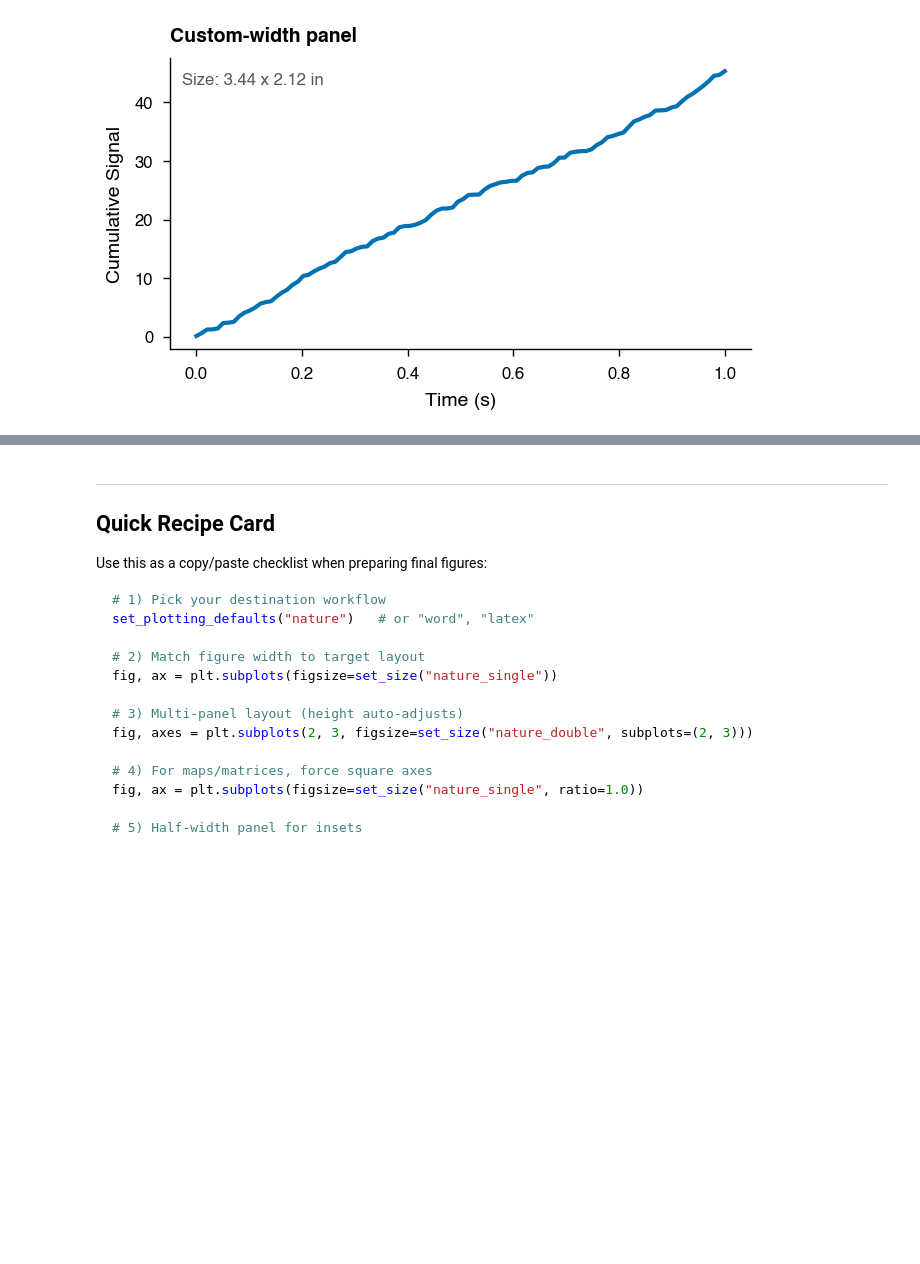
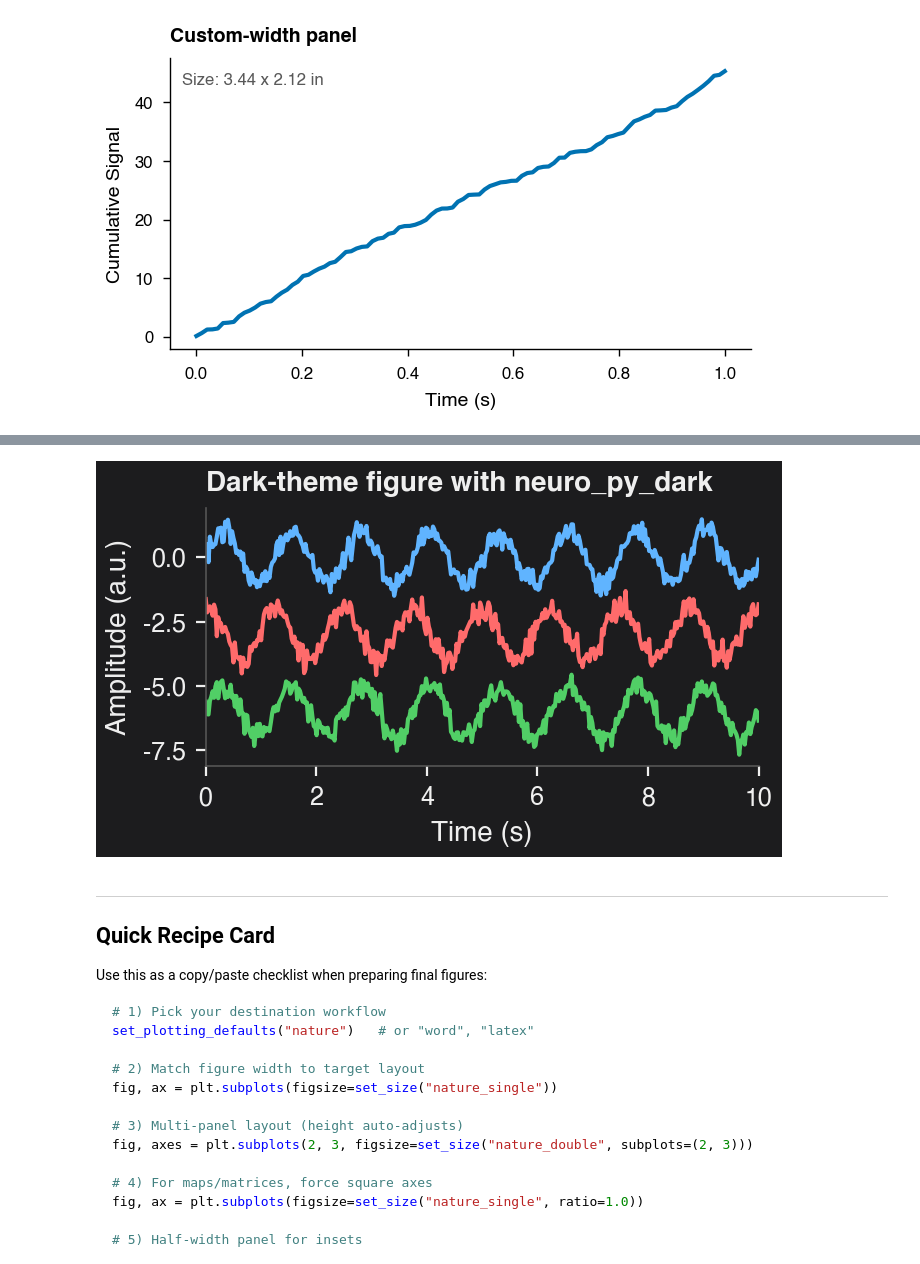
Before and after one commit to ryanharvey1/neuro_py, a Jupyter notebook: tutorials/plotting_tutorial.ipynb, the cells around one changed output, grey strips where cells are left out. Cells and saved outputs as stored; diff of their text form; code cells hidden in the pictures; blank space fills up the shorter version.

Commit message:
add dark mode

```diff
--- a/tutorials/plotting_tutorial.ipynb
+++ b/tutorials/plotting_tutorial.ipynb
@@ -354,3 +359,26 @@ plt.show()
+# %%
+set_plotting_defaults("dark")
+
+fig, ax = plt.subplots(figsize=set_size("nature_single"), dpi=200)
+rng = np.random.default_rng(21)
+x = np.linspace(0, 10, 400)
+signal = np.sin(2 * np.pi * 0.8 * x) + 0.25 * rng.normal(size=x.size)
+ax.plot(x, signal, label="LFP-like trace")
+signal = np.cos(2 * np.pi * 0.8 * x) + 0.25 * rng.normal(size=x.size)
+ax.plot(x, signal - 3, label="LFP-like trace")
+signal = np.sin(2 * np.pi * 0.8 * x) + 0.25 * rng.normal(size=x.size)
+ax.plot(x, signal - 6, label="LFP-like trace")
+ax.set_xlabel("Time (s)")
+ax.set_ylabel("Amplitude (a.u.)")
+ax.set_title("Dark-theme figure with neuro_py_dark", loc="left", fontweight="bold")
+ax.margins(x=0)
+
+fig.tight_layout()
+if SAVE_FIG:
+    fig.savefig("dark_style_demo.svg", bbox_inches="tight")
+plt.show()
+# %% [output]
+[figure, added]
 # %% [markdown]
 ---
 ## Quick Recipe Card
```
Also changed, not shown: parts of 1 cell of this notebook, 2 other files.
